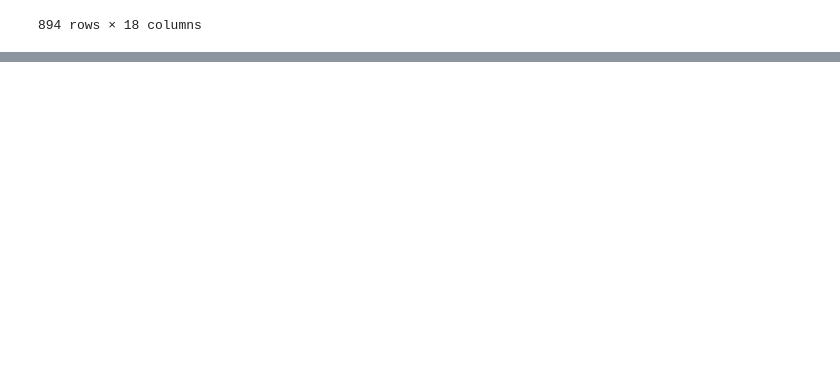
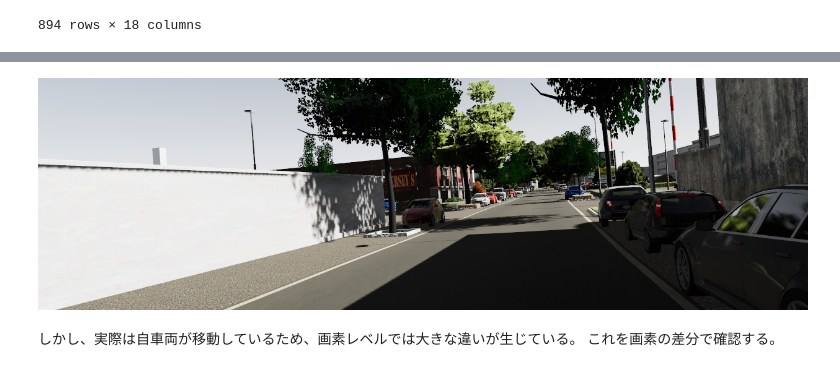
Before and after one commit to yudai09/monocular_depth_estimation_from_scratch, a Jupyter notebook: notebooks/01_data.ipynb, the cells around one changed output, grey strips where cells are left out. Drawn from its saved outputs; the diff is of its cells as text; code cells hidden in the pictures; blank space fills up the shorter version.

```diff
--- a/notebooks/01_data.ipynb
+++ b/notebooks/01_data.ipynb
@@ -112,0 +154,3 @@ array([[-8.019686e-03,  7.217909e-02,  7.494453e+00],
+# %%
+image_t0 = Image.open("../data/Scene01/15-deg-left/frames/rgb/Camera_0/rgb_00000.jpg")
+image_t1 = Image.open("../data/Scene01/15-deg-left/frames/rgb/Camera_0/rgb_00001.jpg")
@@ -112,0 +161,7 @@ array([[-8.019686e-03,  7.217909e-02,  7.494453e+00],
+# %%
+image_t1
+# %% [output]
+[figure, added]
+# %% [markdown]
+しかし、実際は自車両が移動しているため、画素レベルでは大きな違いが生じている。
+これを画素の差分で確認する。
```
Also changed, not shown: parts of 21 cells of this notebook.
